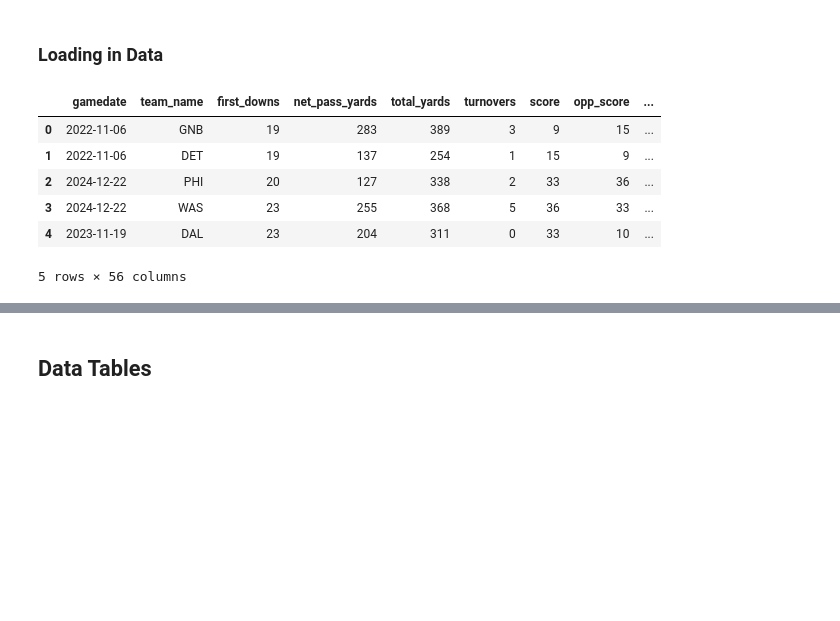
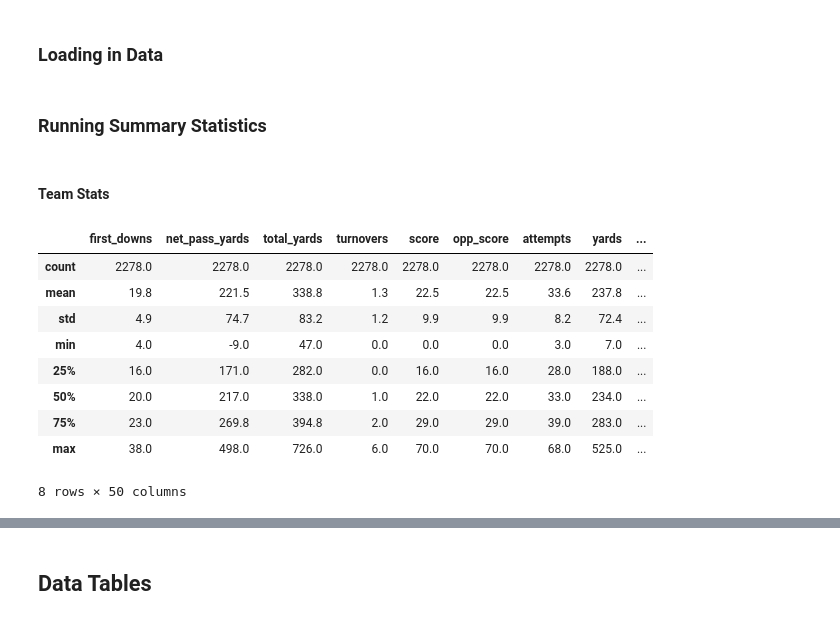
Before and after one commit to CamSmithers/NFL, a Jupyter notebook: Basic Analysis.ipynb, the cells around one changed output, grey strips where cells are left out. Drawn from its saved outputs; the diff is of its cells as text; code cells hidden in the pictures; blank space fills up the shorter version.

```diff
--- a/Basic Analysis.ipynb
+++ b/Basic Analysis.ipynb
@@ -28,13 +30,20 @@ stats_team = pd.read_csv('full_team_stats.csv', index_col=0)
 stats_rush = pd.read_csv('full_rushing.csv', index_col=0)
 stats_rec = pd.read_csv('full_receiving.csv', index_col=0)
 stats_pass = pd.read_csv('full_passing.csv', index_col=0)
-# %%
-stats_team.head()
-# %% [output]
-|  | gamedate | team_name | first_downs | net_pass_yards | total_yards | turnovers | score | opp_score | ... |
-| 0 | 2022-11-06 | GNB | 19 | 283 | 389 | 3 | 9 | 15 | ... |
-| 1 | 2022-11-06 | DET | 19 | 137 | 254 | 1 | 15 | 9 | ... |
-| 2 | 2024-12-22 | PHI | 20 | 127 | 338 | 2 | 33 | 36 | ... |
-| 3 | 2024-12-22 | WAS | 23 | 255 | 368 | 5 | 36 | 33 | ... |
-| 4 | 2023-11-19 | DAL | 23 | 204 | 311 | 0 | 33 | 10 | ... |
-5 rows × 56 columns
+# %% [markdown]
+### Running Summary Statistics
+# %% [markdown]
+#### Team Stats
+# %%
+stats_team.describe().round(1)
+# %% [output]
+|  | first_downs | net_pass_yards | total_yards | turnovers | score | opp_score | attempts | yards | ... |
+| count | 2278.0 | 2278.0 | 2278.0 | 2278.0 | 2278.0 | 2278.0 | 2278.0 | 2278.0 | ... |
+| mean | 19.8 | 221.5 | 338.8 | 1.3 | 22.5 | 22.5 | 33.6 | 237.8 | ... |
+| std | 4.9 | 74.7 | 83.2 | 1.2 | 9.9 | 9.9 | 8.2 | 72.4 | ... |
+| min | 4.0 | -9.0 | 47.0 | 0.0 | 0.0 | 0.0 | 3.0 | 7.0 | ... |
+| 25% | 16.0 | 171.0 | 282.0 | 0.0 | 16.0 | 16.0 | 28.0 | 188.0 | ... |
+| 50% | 20.0 | 217.0 | 338.0 | 1.0 | 22.0 | 22.0 | 33.0 | 234.0 | ... |
+| 75% | 23.0 | 269.8 | 394.8 | 2.0 | 29.0 | 29.0 | 39.0 | 283.0 | ... |
+| max | 38.0 | 498.0 | 726.0 | 6.0 | 70.0 | 70.0 | 68.0 | 525.0 | ... |
+8 rows × 50 columns
```
Also changed, not shown: parts of 13 cells of this notebook.
